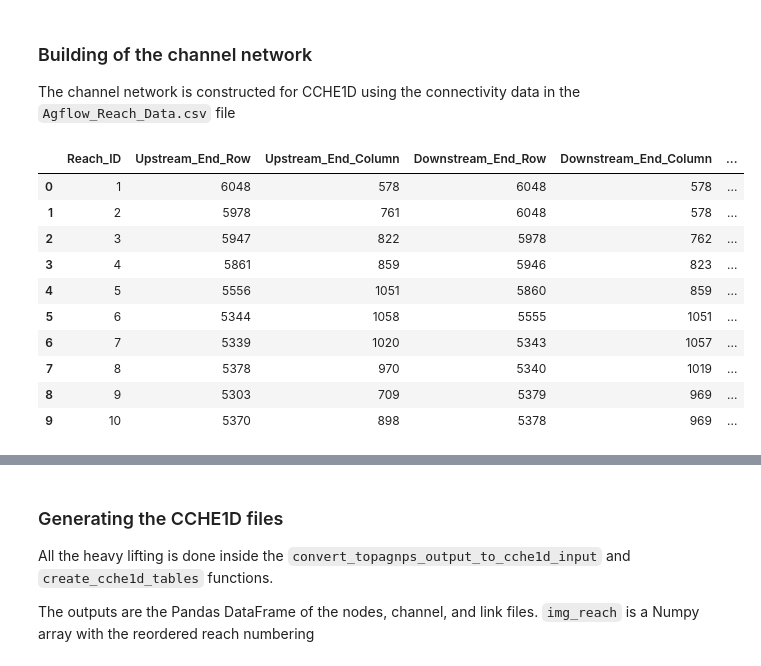
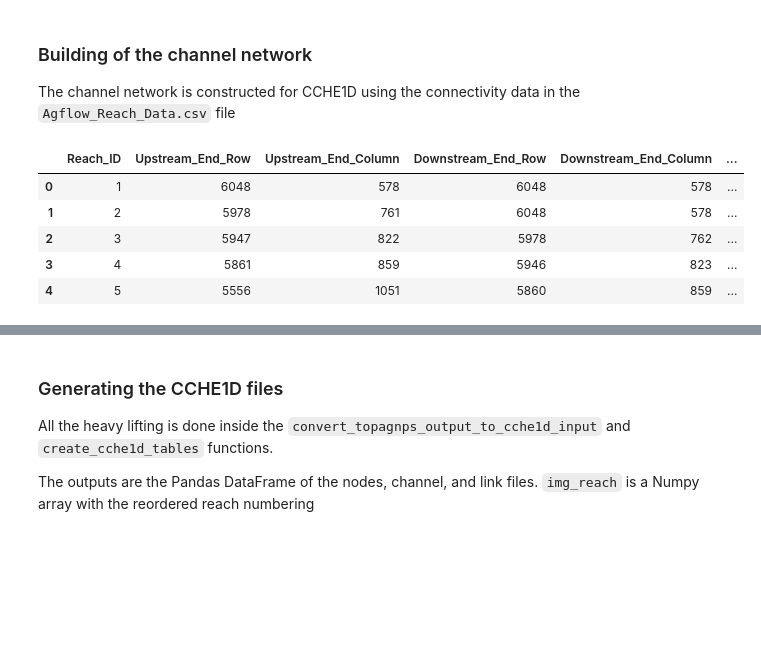
Before and after one commit to LucRSquared/topagnps2cche1d, a Jupyter notebook: notebooks_and_scripts/top2cche1d_goodwin_creek.ipynb, the cells around one changed output, grey strips where cells are left out. Cells and saved outputs as stored; diff of their text form; code cells hidden in the pictures; blank space fills up the shorter version.

```diff
--- a/notebooks_and_scripts/top2cche1d_goodwin_creek.ipynb
+++ b/notebooks_and_scripts/top2cche1d_goodwin_creek.ipynb
@@ -66,19 +67,14 @@ img, geoMatrix, ncols, nrows, nodataval, dataset = t2c.read_esri_asc_file(filepa
 The channel network is constructed for CCHE1D using the connectivity data in the `Agflow_Reach_Data.csv` file
 # %%
 dfagflow = t2c.read_agflow_reach_data(filepath_agflow)
-dfagflow.head(n=10)
+dfagflow.head()
 # %% [output]
 |  | Reach_ID | Upstream_End_Row | Upstream_End_Column | Downstream_End_Row | Downstream_End_Column | ... |
 | 0 | 1 | 6048 | 578 | 6048 | 578 | ... |
 | 1 | 2 | 5978 | 761 | 6048 | 578 | ... |
 | 2 | 3 | 5947 | 822 | 5978 | 762 | ... |
 | 3 | 4 | 5861 | 859 | 5946 | 823 | ... |
 | 4 | 5 | 5556 | 1051 | 5860 | 859 | ... |
-| 5 | 6 | 5344 | 1058 | 5555 | 1051 | ... |
-| 6 | 7 | 5339 | 1020 | 5343 | 1057 | ... |
-| 7 | 8 | 5378 | 970 | 5340 | 1019 | ... |
-| 8 | 9 | 5303 | 709 | 5379 | 969 | ... |
-| 9 | 10 | 5370 | 898 | 5378 | 969 | ... |
 # %% [markdown]
 ### Visualization of Strahler Number for the network
 
```
Also changed, not shown: parts of 9 cells of this notebook, 3 other files.
